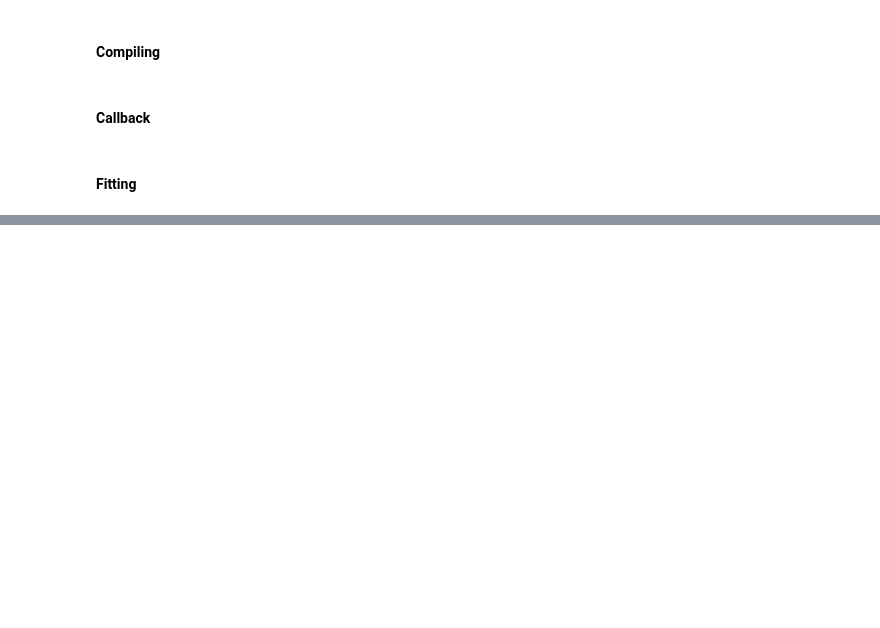
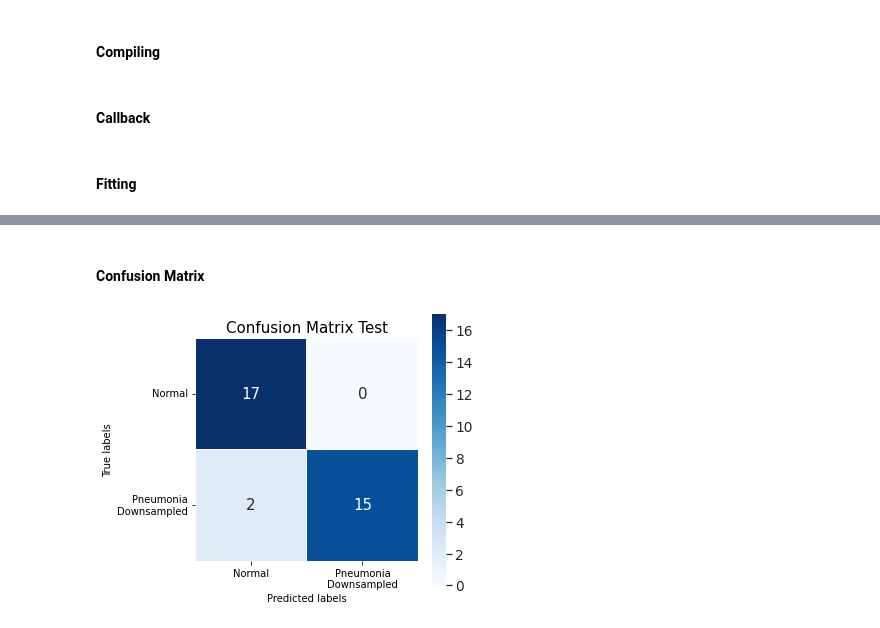
Before and after one commit to rickyhndrwn/TugasPraktikumML-18_247-18_249, a Jupyter notebook: Skenario Praktikum/Modul 5/Preprocessing_and_Modelling_Skenario_Praktikum_Modul_5.ipynb, the cells around one changed output, grey strips where cells are left out. Cells and saved outputs as stored; diff of their text form; code cells hidden in the pictures; blank space fills up the shorter version.

```diff
--- a/Skenario Praktikum/Modul 5/Preprocessing_and_Modelling_Skenario_Praktikum_Modul_5.ipynb
+++ b/Skenario Praktikum/Modul 5/Preprocessing_and_Modelling_Skenario_Praktikum_Modul_5.ipynb
@@ -374,0 +413,7 @@ H = model.fit(train_gen,
+# %%
+y_true = test_gen.classes
+
+pred_result = model.predict(test_gen)
+y_pred = np.argmax(pred_result, axis=-1)
+
+print(classification_report(y_true, y_pred))
@@ -374,0 +429,33 @@ H = model.fit(train_gen,
+# %% [markdown]
+#### Confusion Matrix
+# %%
+labels = test_gen.class_indices
+labels = [label.replace("_", "\n").title() for label in labels]
+
+cmatrix_result = confusion_matrix(y_true, y_pred)
+
+plt.figure(figsize=(5,5))
+ax = plt.subplot()
+
+data = np.asarray(cmatrix_result).reshape(2,2)
+
+sns.set(font_scale=1.25)
+sns.heatmap(data,
+            annot=True,
+            ax=ax,
+            cmap="Blues",
+            square=True,
+            linewidths=.3,
+            xticklabels=labels,
+            yticklabels=labels
+            )
+
+ax.set_xlabel('Predicted labels')
+ax.set_ylabel('True labels')
+ax.set_title('Confusion Matrix')
+
+plt.yticks(rotation=0)
+plt.title('Confusion Matrix Test')
+plt.show()
+# %% [output]
+[figure, added]
```
Also changed, not shown: parts of 8 cells of this notebook.
